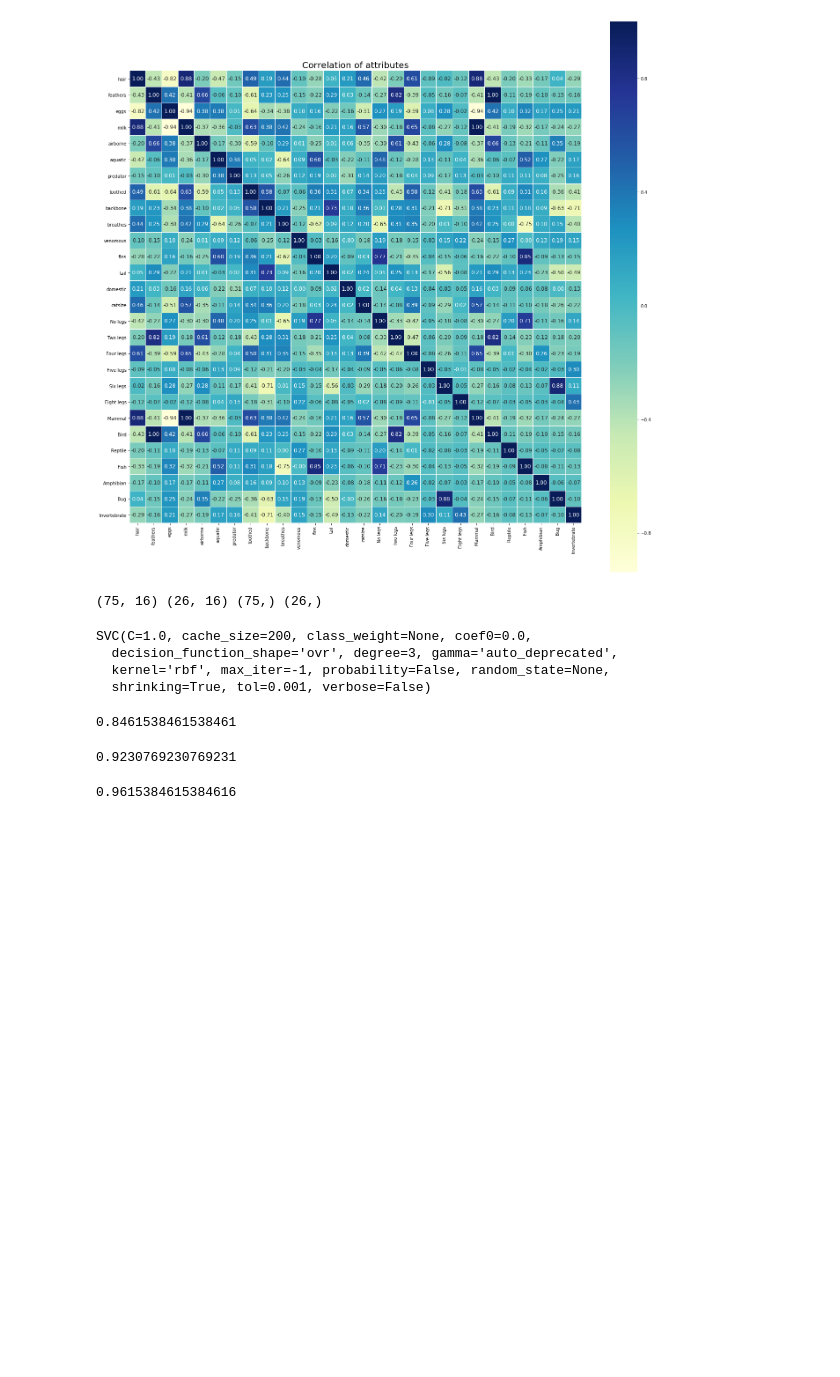
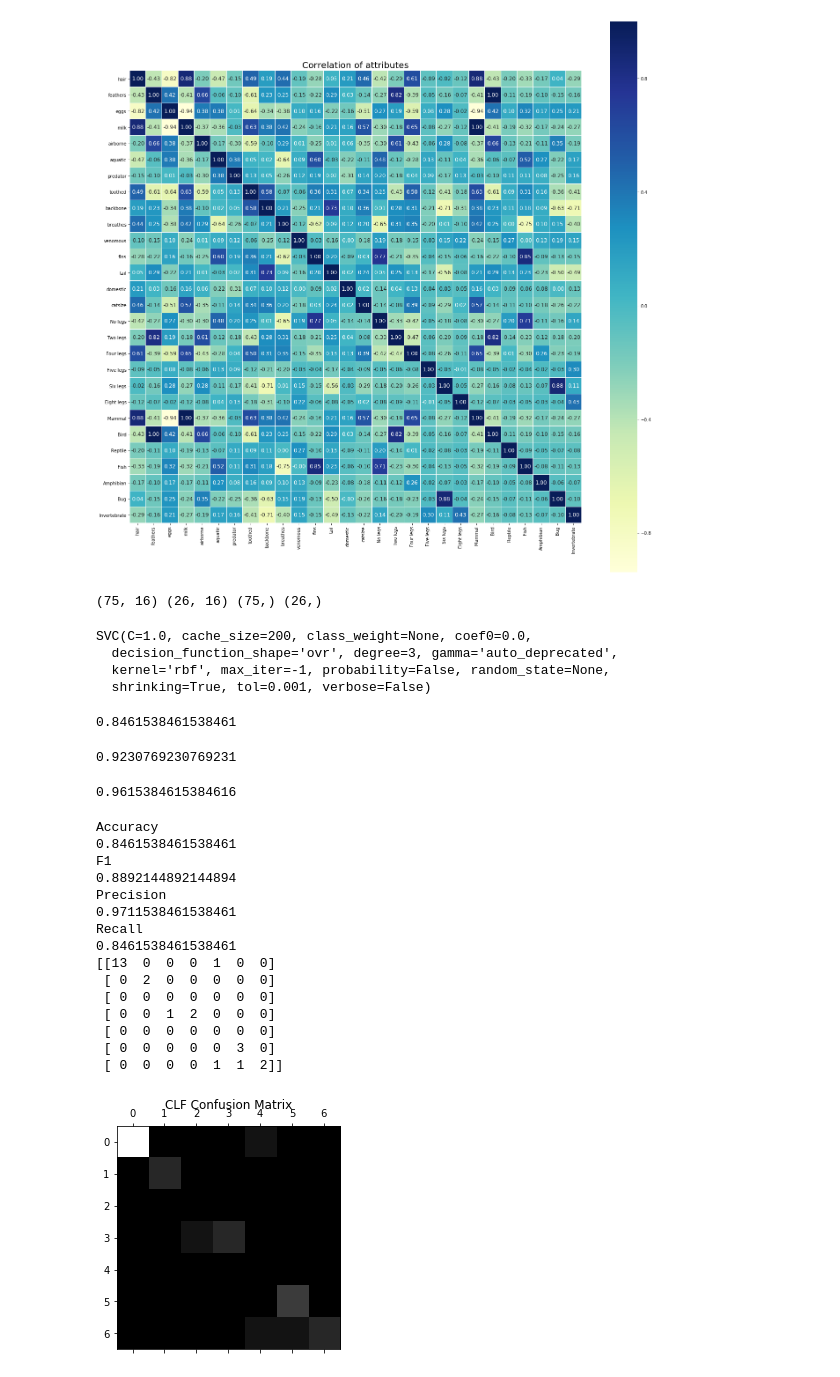
Before and after one commit to Fudgel69/MAL, a Jupyter notebook: MAL projekt/Mal_projekt.ipynb, the cells around one changed output. Saved outputs shown, nothing was run; the diff lists cells and outputs as text; code cells hidden in the pictures; blank space fills up the shorter version.

Commit message:
Acc, Pred, Recall, F1 og Confusion Matrix

```diff
--- a/MAL projekt/Mal_projekt.ipynb
+++ b/MAL projekt/Mal_projekt.ipynb
@@ -110,3 +115,37 @@ lr.fit(X_train, y_train)
 lr.score(X_test, y_test)
 # %% [output]
 0.9615384615384616
+# %%
+clfPredict = clf.predict(X_test)
+print("Accuracy")
+print(accuracy_score(clfPredict, y_test))
+print("F1")
+print(f1_score(clfPredict, y_test, average='weighted', labels=np.unique(clfPredict)))
+print("Precision")
+print(precision_score(clfPredict, y_test, average='weighted', labels=np.unique(clfPredict)))
+print("Recall")
+print(recall_score(clfPredict, y_test, average='weighted', labels=np.unique(clfPredict)))
+
+cm = confusion_matrix(clfPredict, y_test)
+print(cm)
+
+plt.matshow(cm, cmap=plt.cm.gray)
+plt.title("CLF Confusion Matrix")
+plt.show()
+# %% [output]
+Accuracy
+0.8461538461538461
+F1
+0.8892144892144894
+Precision
+0.9711538461538461
+Recall
+0.8461538461538461
+[[13  0  0  0  1  0  0]
+ [ 0  2  0  0  0  0  0]
+ [ 0  0  0  0  0  0  0]
+ [ 0  0  1  2  0  0  0]
+ [ 0  0  0  0  0  0  0]
+ [ 0  0  0  0  0  3  0]
+ [ 0  0  0  0  1  1  2]]
+[figure, added]
```
Also changed, not shown: parts of 3 cells of this notebook, 1 other file.
